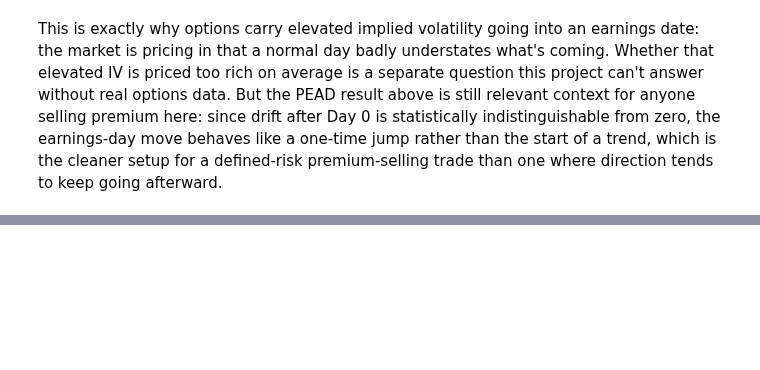
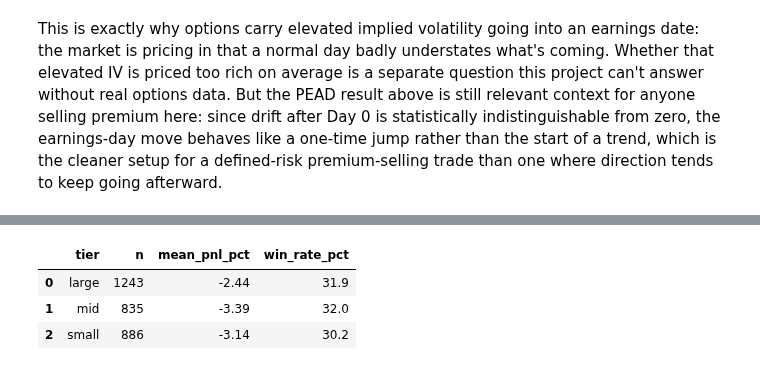
Before and after one commit to Noviath61/pead-project, a Jupyter notebook: analysis.ipynb, the cells around one changed output, grey strips where cells are left out. Cells and saved outputs as stored; diff of their text form; code cells hidden in the pictures; blank space fills up the shorter version.

```diff
--- a/analysis.ipynb
+++ b/analysis.ipynb
@@ -404,0 +413,15 @@ keep going afterward.
+# %%
+# Uses the same day0_return / normal_daily_vol query as volatility_risk_premium.py;
+# see straddle_backtest.py for the full standalone SQL and computation.
+straddle_summary = pd.DataFrame({
+    "tier": ["large", "mid", "small"],
+    "n": [1243, 835, 886],
+    "mean_pnl_pct": [-2.44, -3.39, -3.14],
+    "win_rate_pct": [31.9, 32.0, 30.2],
+})
+straddle_summary
+# %% [output]
+|  | tier | n | mean_pnl_pct | win_rate_pct |
+| 0 | large | 1243 | -2.44 | 31.9 |
+| 1 | mid | 835 | -3.39 | 32.0 |
+| 2 | small | 886 | -3.14 | 30.2 |
```
Also changed, not shown: parts of 8 cells of this notebook, 6 other files.
